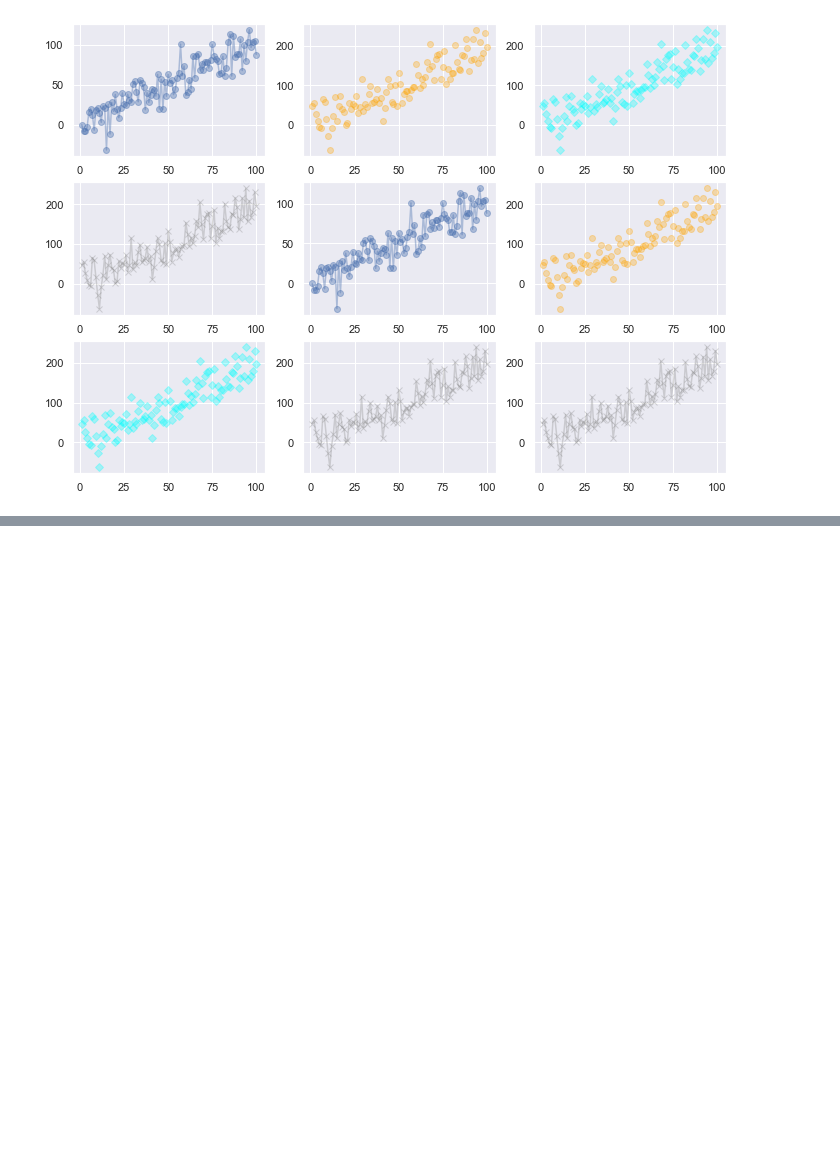
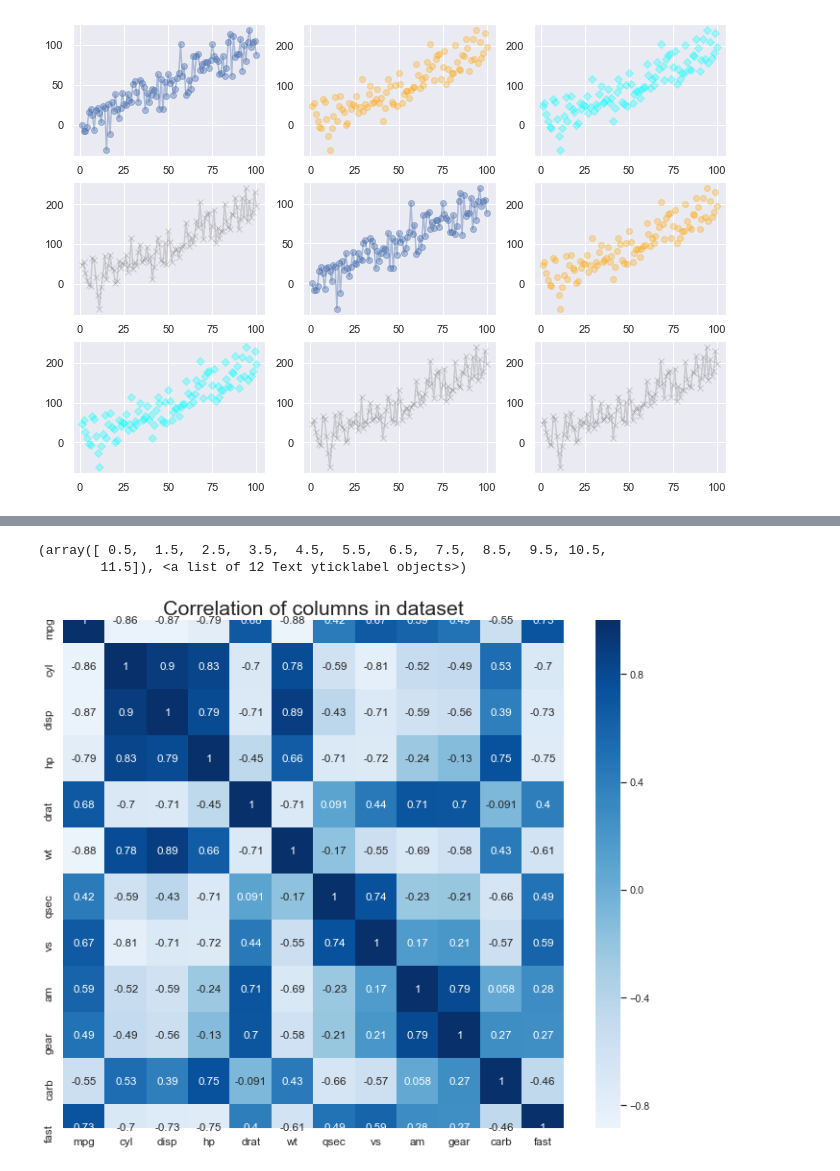
Before and after one commit to bkdatl/vizdemo, a Jupyter notebook: Data and Visualizations.ipynb, the cells around one changed output, grey strips where cells are left out. Drawn from its saved outputs; the diff is of its cells as text; code cells hidden in the pictures; blank space fills up the shorter version.

Commit message:
push of notebook

```diff
--- a/Untitled.ipynb
+++ b/Data and Visualizations.ipynb
@@ -159,0 +153,19 @@ ax.legend(handles[3:], labels[3:], title="species",
+# %%
+#loading dataset.
+df = pd.read_csv("mtcars.csv")
+
+#Configuring data for heatmap
+plt.figure(figsize=(12,10), dpi= 70)
+sns.heatmap(df.corr(), xticklabels=df.corr().columns, yticklabels=df.corr().columns, cmap='Blues',
+            center=0, annot=True)
+
+# Configuring legend/title/fonts
+plt.title('Correlation of columns in dataset', fontsize=22)
+plt.xticks(fontsize=12)
+plt.yticks(fontsize=12)
+
+#NOTE: Compiling this in Jupyter notebook cuts off 1/2 of the top and bottom row of this visualization
+# %% [output]
+(array([ 0.5,  1.5,  2.5,  3.5,  4.5,  5.5,  6.5,  7.5,  8.5,  9.5, 10.5,
+        11.5]), <a list of 12 Text yticklabel objects>)
+[figure, added]
```
Also changed, not shown: parts of 6 cells of this notebook.
